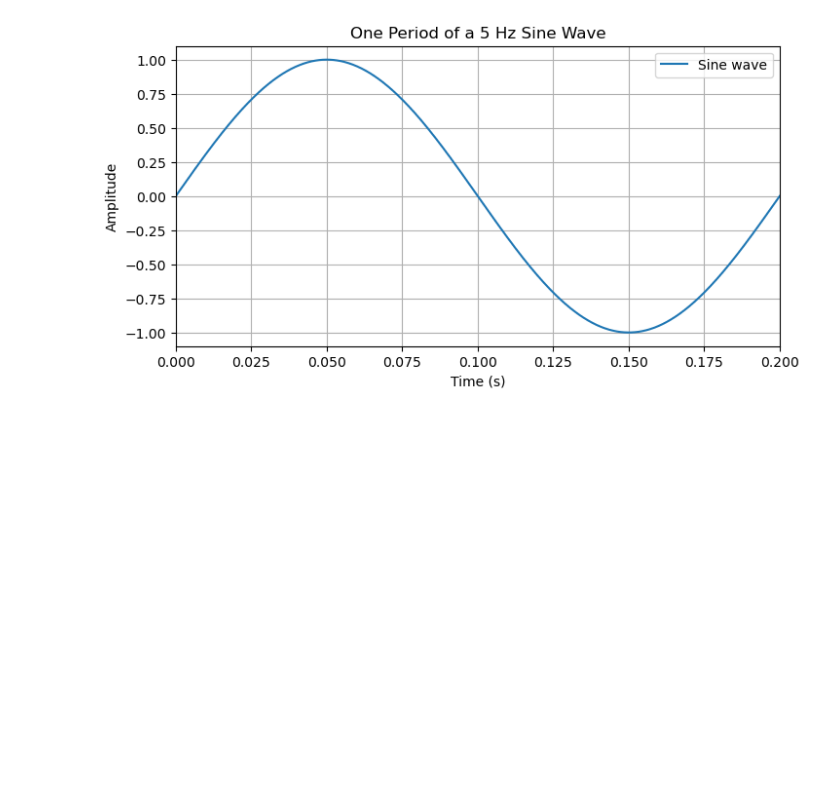
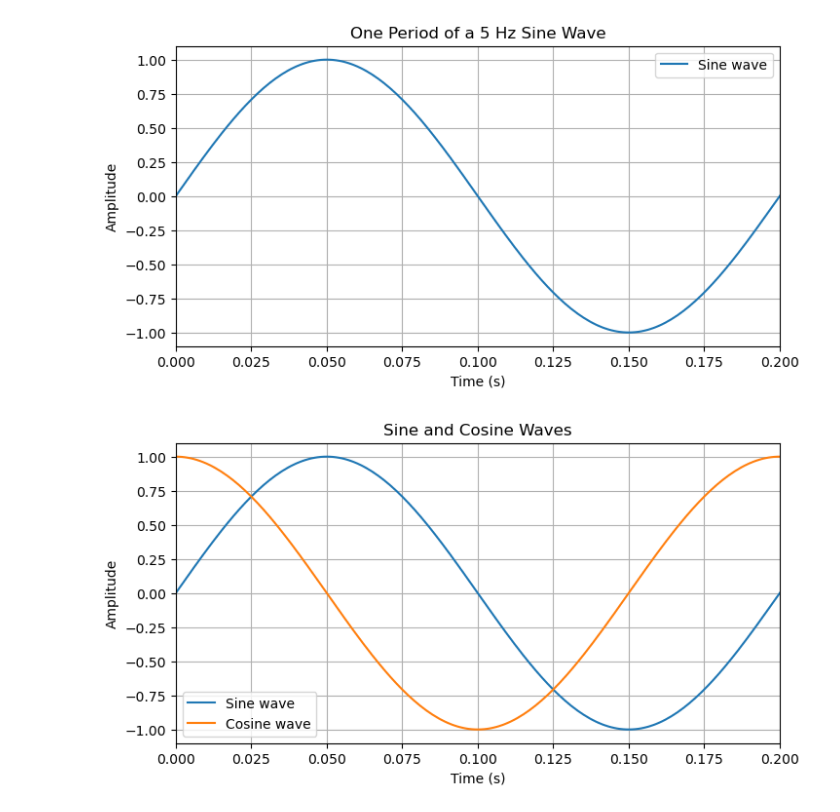
Before and after one commit to axellerabstudent/Series02-Python, a Jupyter notebook: Series02-Python.ipynb, the cells around one changed output. Cells and saved outputs as stored; diff of their text form; code cells hidden in the pictures; blank space fills up the shorter version.

```diff
--- a/Series02-Python.ipynb
+++ b/Series02-Python.ipynb
@@ -61,3 +61,33 @@ plt.savefig("sine_wave_one_period.png", dpi=300)
 plt.show()
 # %% [output]
 [figure]
+# %%
+# Time array (1000 values from 0 to 1)
+t = np.linspace(0, 1, 1000)
+
+# Sine signal
+s = np.sin(2 * np.pi * 5 * t)  # 5 Hz sine wave (you can change the frequency)
+
+# Cosine signal
+c = np.cos(2 * np.pi * 5 * t)  # 5 Hz cosine wave
+
+# Plot
+plt.figure(figsize=(8, 4))
+plt.plot(t, s, label="Sine wave")
+plt.plot(t, c, label="Cosine wave")
+plt.title("Sine and Cosine Waves")
+plt.xlabel("Time (s)")
+plt.ylabel("Amplitude")
+plt.grid(True)
+plt.legend()
+
+# Limit x-axis to one period (0 → 0.2s for 5 Hz)
+plt.xlim(0, 1/5)
+
+# Save as PNG
+plt.savefig("sine_wave.png", dpi=300)
+
+# Show the plot
+plt.show()
+# %% [output]
+[figure, added]
```
